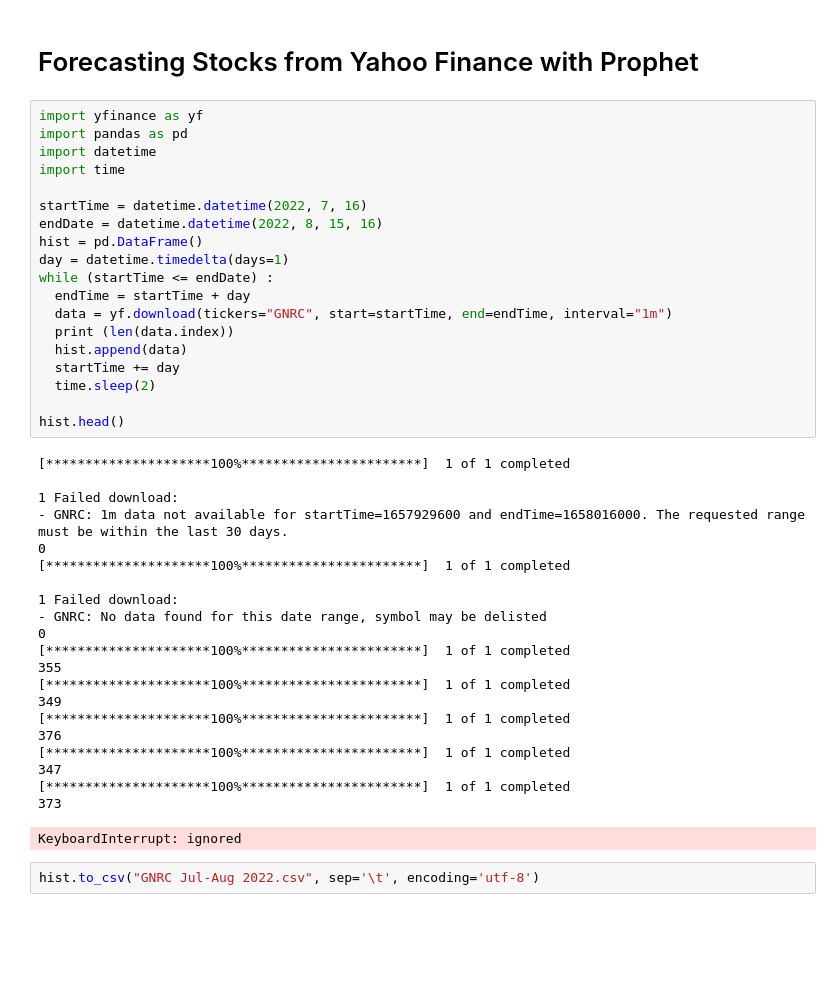
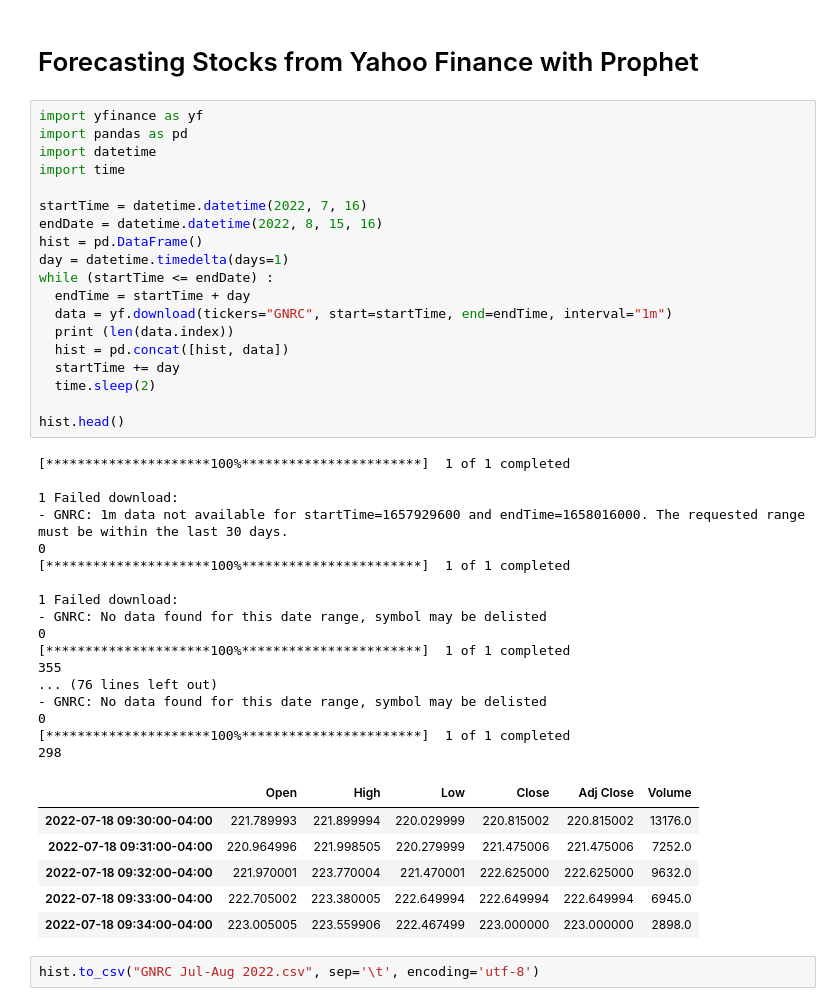
Before and after one commit to dgnsaglam/Misc, a Jupyter notebook: yfinance.ipynb, the cells around one changed output. Cells and saved outputs as stored; diff of their text form; blank space fills up the shorter version.

```diff
--- a/yfinance.ipynb
+++ b/yfinance.ipynb
@@ -29,42 +26,44 @@ import yfinance as yf
 import pandas as pd
 import datetime
 import time
 
 startTime = datetime.datetime(2022, 7, 16)
 endDate = datetime.datetime(2022, 8, 15, 16)
 hist = pd.DataFrame()
 day = datetime.timedelta(days=1)
 while (startTime <= endDate) :
   endTime = startTime + day
   data = yf.download(tickers="GNRC", start=startTime, end=endTime, interval="1m")
   print (len(data.index))
-  hist.append(data)
+  hist = pd.concat([hist, data])
   startTime += day
   time.sleep(2)
 
 hist.head()
 # %% [output]
 [*********************100%***********************]  1 of 1 completed
 
 1 Failed download:
 - GNRC: 1m data not available for startTime=1657929600 and endTime=1658016000. The requested range must be within the last 30 days.
 0
 [*********************100%***********************]  1 of 1 completed
 
 1 Failed download:
 - GNRC: No data found for this date range, symbol may be delisted
 0
 [*********************100%***********************]  1 of 1 completed
 355
+... (76 lines left out)
+- GNRC: No data found for this date range, symbol may be delisted
+0
 [*********************100%***********************]  1 of 1 completed
-349
-[*********************100%***********************]  1 of 1 completed
-376
-[*********************100%***********************]  1 of 1 completed
-347
-[*********************100%***********************]  1 of 1 completed
-373
+298
-KeyboardInterrupt: ignored
+|  | Open | High | Low | Close | Adj Close | Volume |
+| 2022-07-18 09:30:00-04:00 | 221.789993 | 221.899994 | 220.029999 | 220.815002 | 220.815002 | 13176.0 |
+| 2022-07-18 09:31:00-04:00 | 220.964996 | 221.998505 | 220.279999 | 221.475006 | 221.475006 | 7252.0 |
+| 2022-07-18 09:32:00-04:00 | 221.970001 | 223.770004 | 221.470001 | 222.625000 | 222.625000 | 9632.0 |
+| 2022-07-18 09:33:00-04:00 | 222.705002 | 223.380005 | 222.649994 | 222.649994 | 222.649994 | 6945.0 |
+| 2022-07-18 09:34:00-04:00 | 223.005005 | 223.559906 | 222.467499 | 223.000000 | 223.000000 | 2898.0 |
 # %%
 hist.to_csv("GNRC Jul-Aug 2022.csv", sep='\t', encoding='utf-8')
 # %%
```
Also changed, not shown: parts of 6 cells of this notebook.
